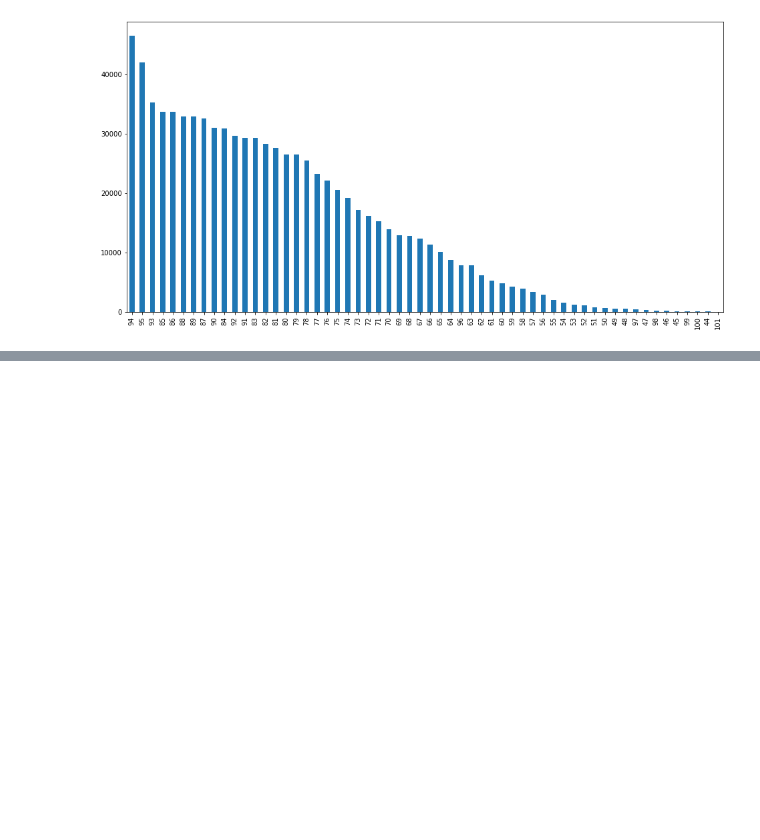
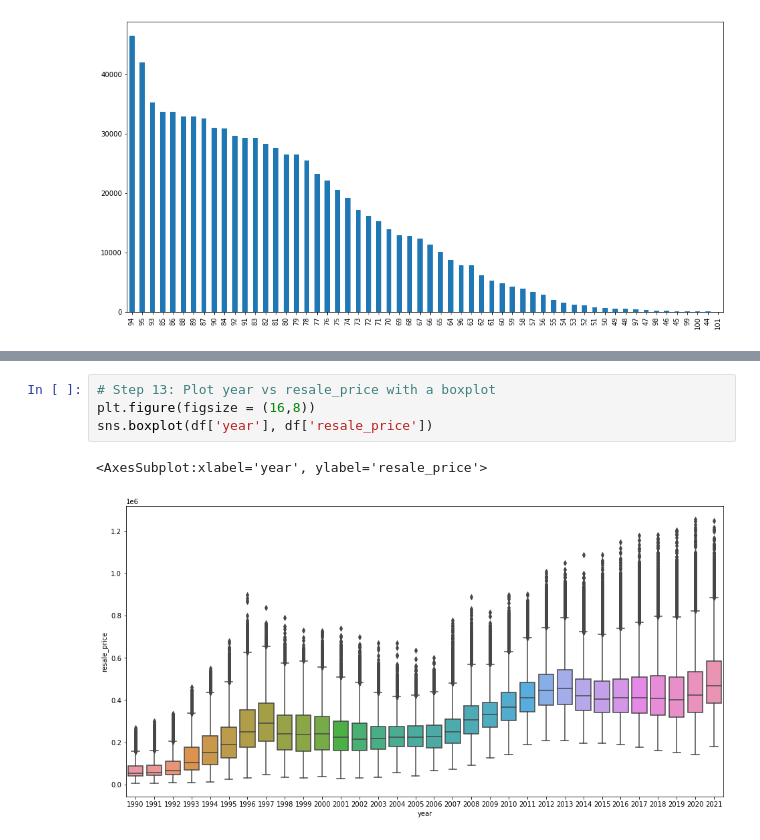
Before and after one commit to Keithlimhs/Project-Housing-Price, a Jupyter notebook: Project Housing Price (Part 3).ipynb, the cells around one changed output, grey strips where cells are left out. Saved outputs shown, nothing was run; the diff lists cells and outputs as text; blank space fills up the shorter version.

```diff
--- a/Project Housing Price (Part 3).ipynb
+++ b/Project Housing Price (Part 3).ipynb
@@ -107,0 +113,7 @@ df['remaining_lease'].value_counts().plot.bar()
+# %%
+# Step 13: Plot year vs resale_price with a boxplot
+plt.figure(figsize = (16,8))
+sns.boxplot(df['year'], df['resale_price'])
+# %% [output]
+<AxesSubplot:xlabel='year', ylabel='resale_price'>
+[figure, added]
```
Also changed, not shown: parts of 7 cells of this notebook.
